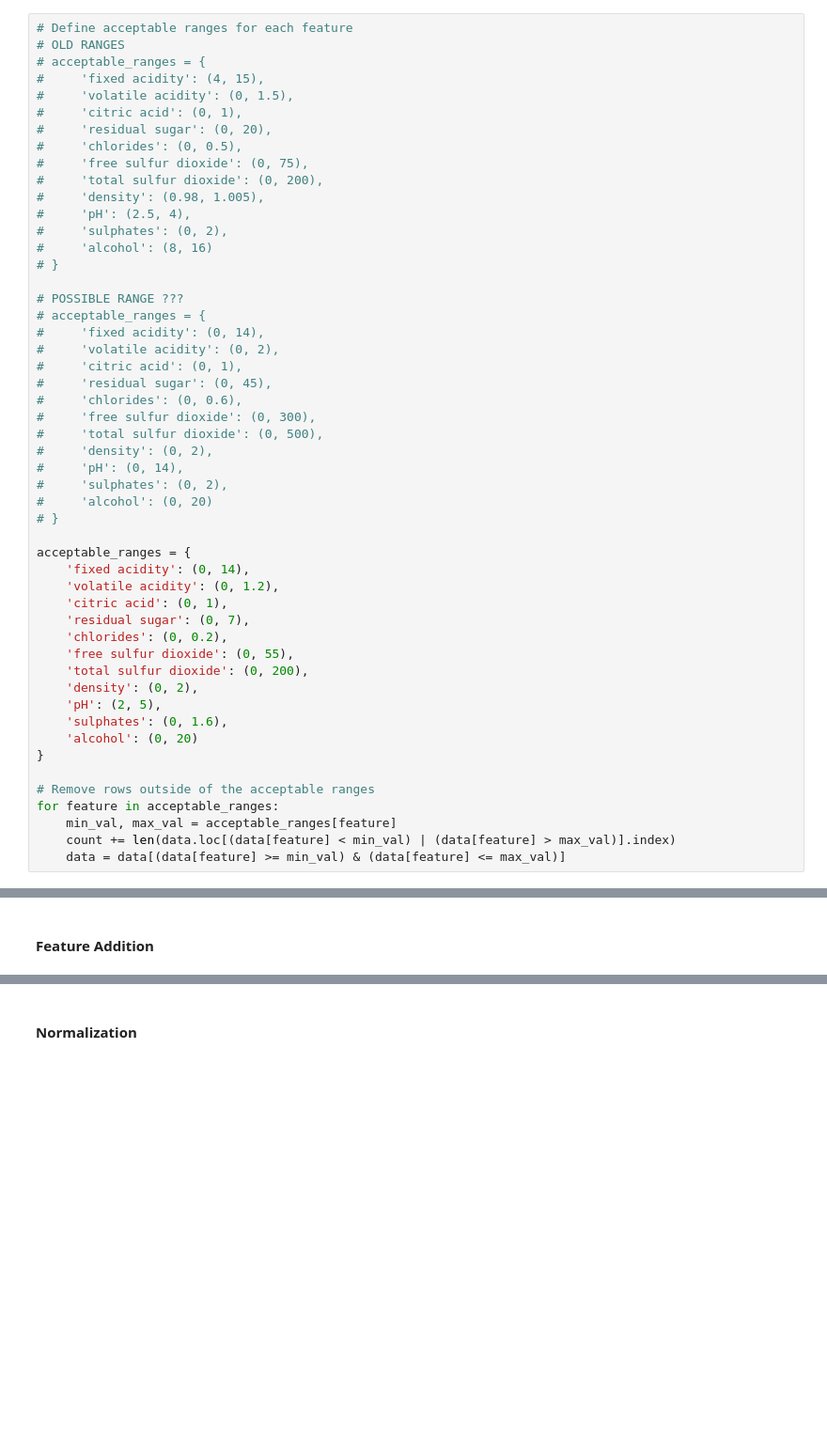
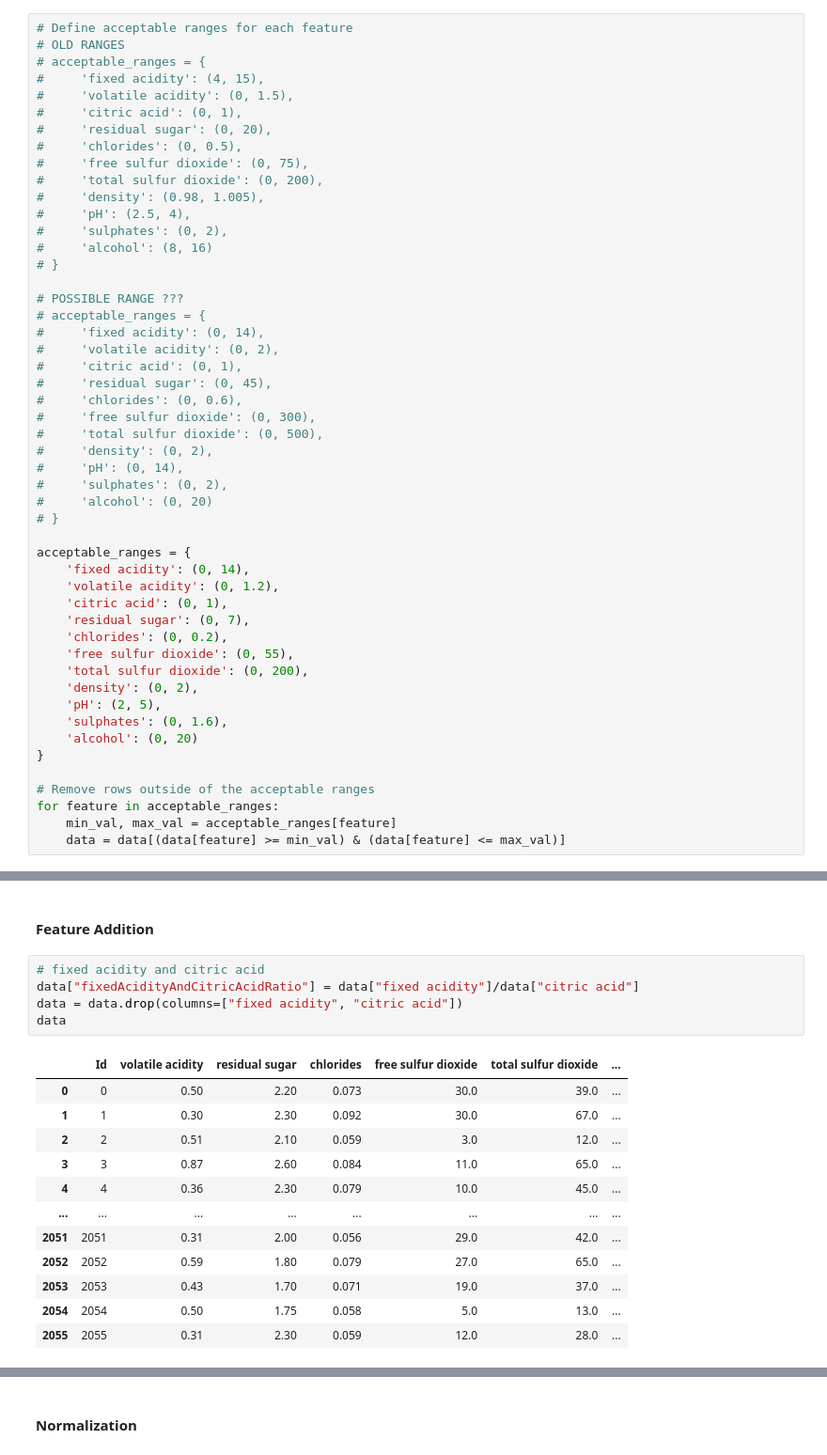
Before and after one commit to BuckGuy/HackAI2023, a Jupyter notebook: ai/HackAIWine.ipynb, the cells around one changed output, grey strips where cells are left out. Shown at 94% size. Cells and saved outputs as stored; diff of their text form; blank space fills up the shorter version.

Commit message:
adds a ratio feature for fixed acidity and acid ratio

```diff
--- a/ai/HackAIWine.ipynb
+++ b/ai/HackAIWine.ipynb
@@ -173,7 +173,6 @@ acceptable_ranges = {
 # Remove rows outside of the acceptable ranges
 for feature in acceptable_ranges:
     min_val, max_val = acceptable_ranges[feature]
-    count += len(data.loc[(data[feature] < min_val) | (data[feature] > max_val)].index)
     data = data[(data[feature] >= min_val) & (data[feature] <= max_val)]
 # %% [markdown]
 #### Impude Remaining Outliers with Median (Using Interquartile or Z-Score Methods)
@@ -221,3 +220,21 @@ sns.histplot(data.iloc[:,9])
 [figure]
 # %% [markdown]
 #### Feature Addition
+# %%
+# fixed acidity and citric acid
+data["fixedAcidityAndCitricAcidRatio"] = data["fixed acidity"]/data["citric acid"]
+data = data.drop(columns=["fixed acidity", "citric acid"])
+data
+# %% [output]
+|  | Id | volatile acidity | residual sugar | chlorides | free sulfur dioxide | total sulfur dioxide | ... |
+| 0 | 0 | 0.50 | 2.20 | 0.073 | 30.0 | 39.0 | ... |
+| 1 | 1 | 0.30 | 2.30 | 0.092 | 30.0 | 67.0 | ... |
+| 2 | 2 | 0.51 | 2.10 | 0.059 | 3.0 | 12.0 | ... |
+| 3 | 3 | 0.87 | 2.60 | 0.084 | 11.0 | 65.0 | ... |
+| 4 | 4 | 0.36 | 2.30 | 0.079 | 10.0 | 45.0 | ... |
+| ... | ... | ... | ... | ... | ... | ... | ... |
+| 2051 | 2051 | 0.31 | 2.00 | 0.056 | 29.0 | 42.0 | ... |
+| 2052 | 2052 | 0.59 | 1.80 | 0.079 | 27.0 | 65.0 | ... |
+| 2053 | 2053 | 0.43 | 1.70 | 0.071 | 19.0 | 37.0 | ... |
+| 2054 | 2054 | 0.50 | 1.75 | 0.058 | 5.0 | 13.0 | ... |
+| 2055 | 2055 | 0.31 | 2.30 | 0.059 | 12.0 | 28.0 | ... |
```
Also changed, not shown: parts of 5 cells of this notebook.
